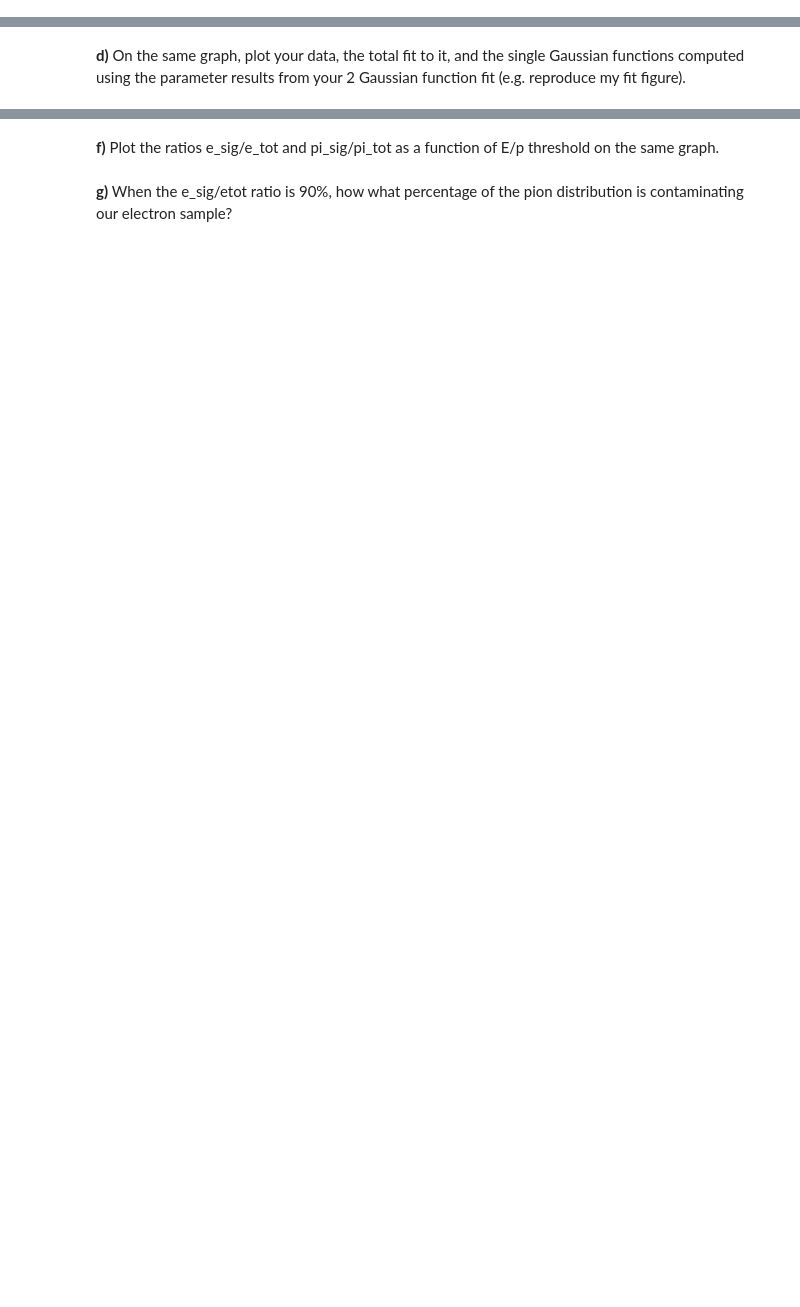
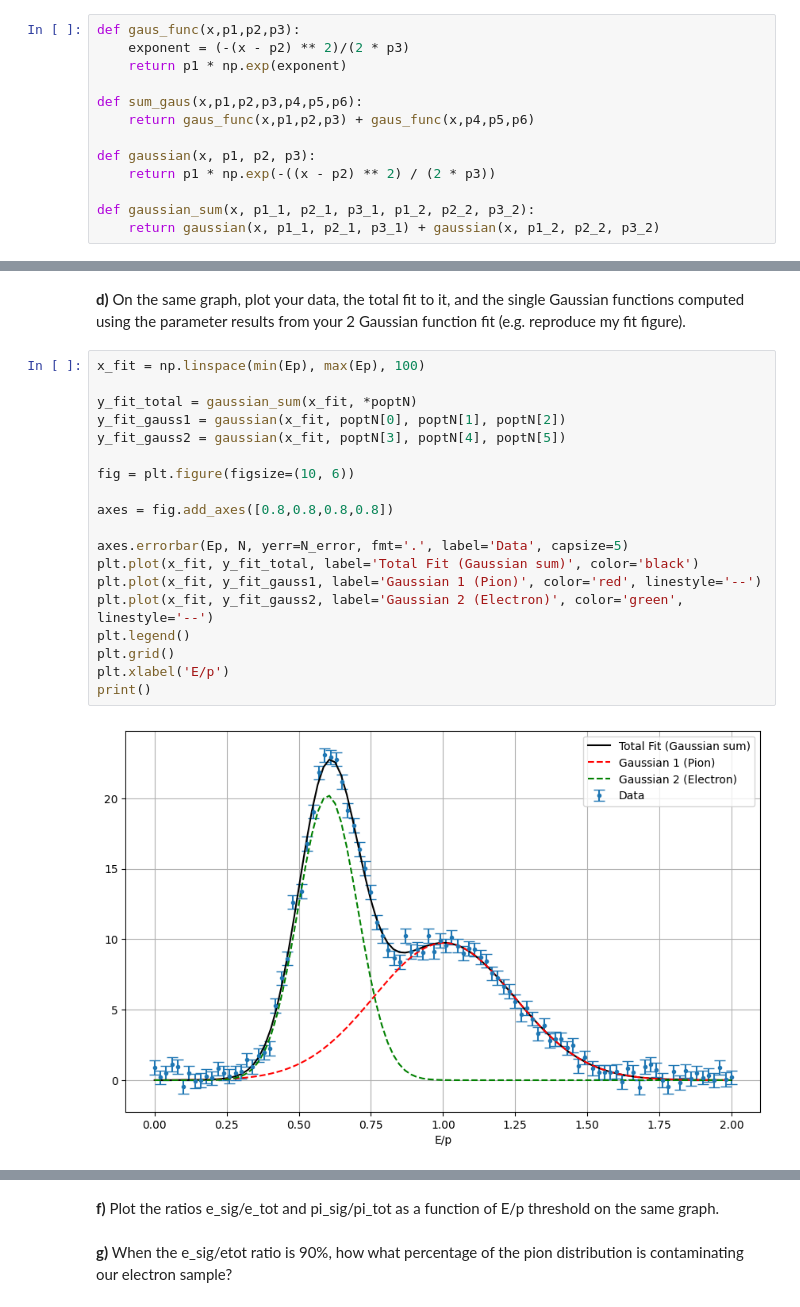
Before and after one commit to Tsclonetrooper/Phys-3511-Fall24, a Jupyter notebook: Module05/Assignment/Assignment05.ipynb, the cells around one changed output, grey strips where cells are left out. Drawn from its saved outputs; the diff is of its cells as text; blank space fills up the shorter version.

```diff
--- a/Module05/Assignment/Assignment05.ipynb
+++ b/Module05/Assignment/Assignment05.ipynb
@@ -164,3 +308,16 @@ Note: Did you get a negative value for the gaussian widths from your fit? We kno
+# %%
+def gaus_func(x,p1,p2,p3):
+    exponent = (-(x - p2) ** 2)/(2 * p3)
+    return p1 * np.exp(exponent)
+
+def sum_gaus(x,p1,p2,p3,p4,p5,p6):
+    return gaus_func(x,p1,p2,p3) + gaus_func(x,p4,p5,p6)
+
+def gaussian(x, p1, p2, p3):
+    return p1 * np.exp(-((x - p2) ** 2) / (2 * p3))
+
+def gaussian_sum(x, p1_1, p2_1, p3_1, p1_2, p2_2, p3_2):
+    return gaussian(x, p1_1, p2_1, p3_1) + gaussian(x, p1_2, p2_2, p3_2)
 # %% [markdown]
 **c)** Calculate your $\chi^2$, degrees of freedom, reduced $\chi^2$, and p-value for the fit to the data.
 Based on those statistics above is this a good fit? Explain.
@@ -167,5 +366,26 @@ Based on those statistics above is this a good fit? Explain.
 # %% [markdown]
 **d)** On the same graph, plot your data, the total fit to it, and the single Gaussian functions computed using the parameter results from your 2 Gaussian function fit (e.g. reproduce my fit figure).
+# %%
+x_fit = np.linspace(min(Ep), max(Ep), 100)
+
+y_fit_total = gaussian_sum(x_fit, *poptN)
+y_fit_gauss1 = gaussian(x_fit, poptN[0], poptN[1], poptN[2])
+y_fit_gauss2 = gaussian(x_fit, poptN[3], poptN[4], poptN[5])
+
+fig = plt.figure(figsize=(10, 6))
+
+axes = fig.add_axes([0.8,0.8,0.8,0.8])
+
+axes.errorbar(Ep, N, yerr=N_error, fmt='.', label='Data', capsize=5)
+plt.plot(x_fit, y_fit_total, label='Total Fit (Gaussian sum)', color='black')
+plt.plot(x_fit, y_fit_gauss1, label='Gaussian 1 (Pion)', color='red', linestyle='--')
+plt.plot(x_fit, y_fit_gauss2, label='Gaussian 2 (Electron)', color='green', linestyle='--')
+plt.legend()
+plt.grid()
+plt.xlabel('E/p')
+print()
+# %% [output]
+[figure, added]
 # %% [markdown]
 **e)** We can use the $E/p$ distribution to try to select the maximum number of electrons while minimizing the number of pions that *leak* into our electron signal. We can do this by requireing our selected sample to be larger than some $E/p$ threshold value. Any data that has an $E/p$ value lower then the threshold we throw it out. In a physics analysis this is called a cut. However we need to be careful, if we place a cut at $E/p$ that is too large we will have a really clean electron sample, but throw away a lot of good electrons. On the other hand if we make the $E/p$ cut too low we will keep most of our electrons, but let in a lot of background (pions). So we must compormise between clean data and statistics. To do this lets calculat the total number of electrons we have from $0.0 < E/p < 2$. This can be obtained by integrating (you can use scipy integrators, I used *integrate.quad* when doing this exersise)the electron contribution from our fit. We will call this number e_tot. Do a similar thing for the total pions and call that number pi_tot.
 
```
Also changed, not shown: parts of 14 cells of this notebook, 1 other file.
